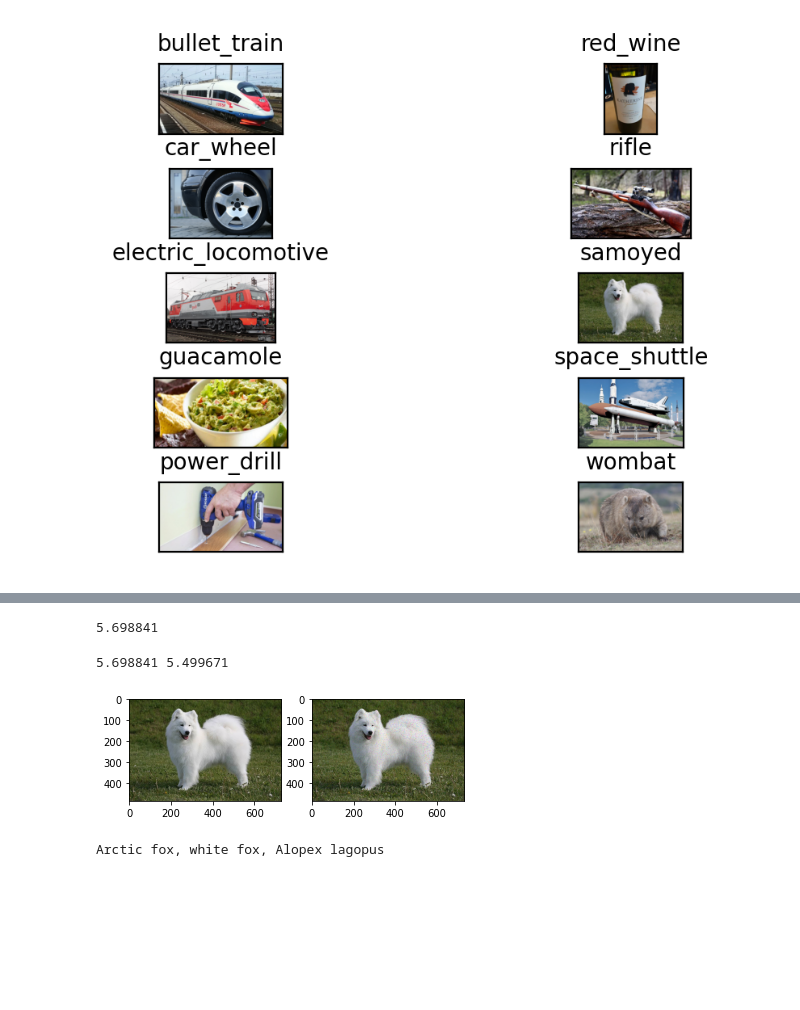
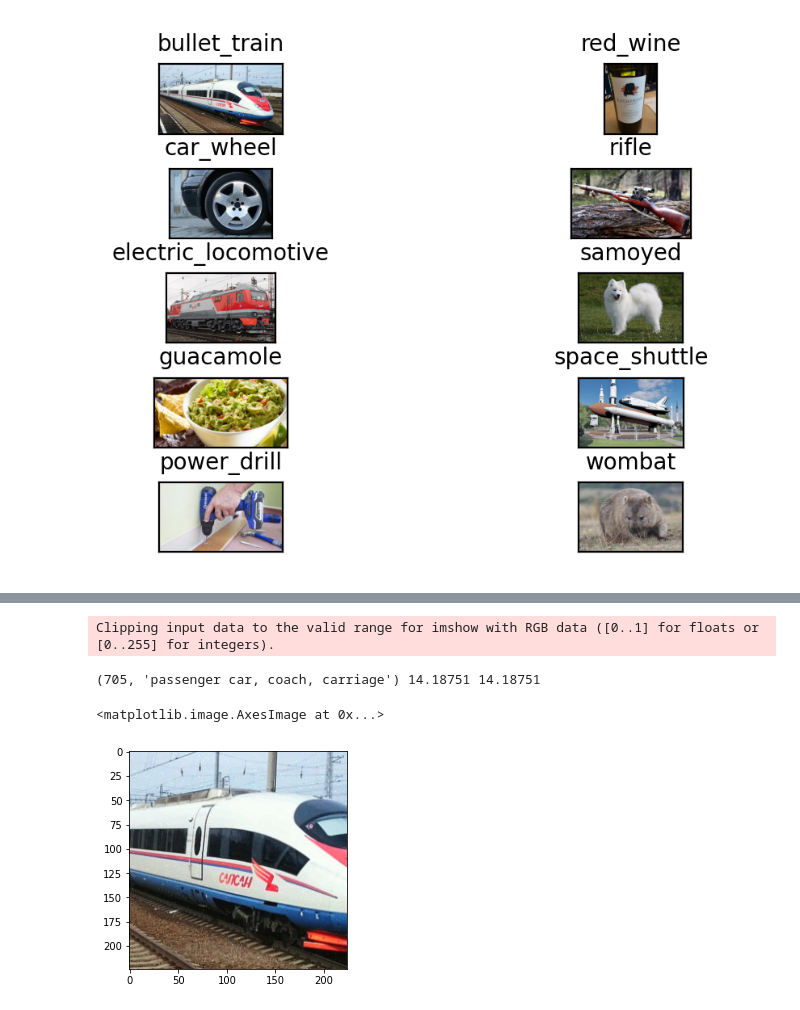
Before and after one commit to DanonOfficial/Adversarial_Attacks_project, a Jupyter notebook: AdvAttack.ipynb, the cells around one changed output, grey strips where cells are left out. Drawn from its saved outputs; the diff is of its cells as text; code cells hidden in the pictures; blank space fills up the shorter version.

```diff
--- a/AdvAttack.ipynb
+++ b/AdvAttack.ipynb
@@ -157,47 +151,41 @@ probabilty_of_class(input_image, 258, network)
 from tqdm import tqdm
 
 def simba_attack(image, correct_prediction_index, epsilon, network_to_attack, iteration_count = 1000):
-    to_tensor = transforms.ToTensor()
-    to_image = transforms.ToPILImage()
-    result = to_tensor(image)
-    size = result.shape[0] * result.shape[1] * result.shape[2]
+    result = image
+    result.requires_grad = False
+    size = result.shape[1] * result.shape[2] * result.shape[3]
     perm = torch.randperm(size)
-    prev_prob = probabilty_of_class(to_image(result).convert('RGB'), correct_prediction_index, network_to_attack)
+    prev_prob = probabilty_of_class(result, correct_prediction_index, network_to_attack, False)
     start_prob = prev_prob
-    print(prev_prob)
+    if iteration_count == -1:
+        iteration_count = 25000
     for i in tqdm(range(iteration_count)):
+        predict_index = get_most_probable_class(result, network, False)[0]
+        if predict_index != correct_prediction_index:
+            break
         to_add = torch.zeros(size)
         to_add[perm[i]] = epsilon
-        to_add = to_add.view(result.size()).clamp(0, 1)
-        new_prob = probabilty_of_class(to_image(result + to_add).convert('RGB'), correct_prediction_index, network_to_attack)
+        to_add = to_add.view(result[0].size()).clamp(-3, 3)
+        result[0] += to_add
+        new_prob = probabilty_of_class(result, correct_prediction_index, network_to_attack, False)
         if(new_prob < prev_prob):
-            result += to_add
-            preb_prob = new_prob
+            prev_prob = new_prob
         else:
-            new_prob = probabilty_of_class(to_image(result - to_add).convert('RGB'), correct_prediction_index, network_to_attack)
+            changed_image = result
+            changed_image[0] -= 2*to_add
+            new_prob = probabilty_of_class(result, correct_prediction_index, network_to_attack, False)
             if(new_prob < prev_prob):
-                result -= to_add
                 prev_prob = new_prob
-    return (to_image(result).convert('RGB'), start_prob, prev_prob)
+            else:
+                result[0] += to_add
+    return (result, start_prob, prev_prob)
-# %%
-result = simba_attack(result[0], 258, 0.2, network, 1000)
-# %% [output]
-5.698841
-# %%
-fig, ax = plt.subplots(1,2)
-ax[0].imshow(input_image);
-ax[1].imshow(result[0]);
-print(result[1], result[2])
-# %% [output]
-5.698841 5.499671
-[figure, removed]
-# %%
-input_tensor = centre_crop(result[0])
-input_batch = input_tensor.unsqueeze(0)
-with torch.no_grad():
-    network.eval()
-    prediction = network(input_batch)
-prediction = prediction.data.numpy().argmax()
-print(labels[prediction])
-# %% [output]
-Arctic fox, white fox, Alopex lagopus
+# %%
+res, prev, new = simba_attack(res, 466, 0.3, network, 1500)
+# %%
+print(get_most_probable_class(res, network, False), prev, new)
+plt.imshow(inverse_transform(res[0]).permute(1, 2, 0).detach().numpy())
+# %% [output]
+Clipping input data to the valid range for imshow with RGB data ([0..1] for floats or [0..255] for integers).
+(705, 'passenger car, coach, carriage') 14.18751 14.18751
+<matplotlib.image.AxesImage at 0x...>
+[figure, added]
```
Also changed, not shown: parts of 19 cells of this notebook, 1 other file.
